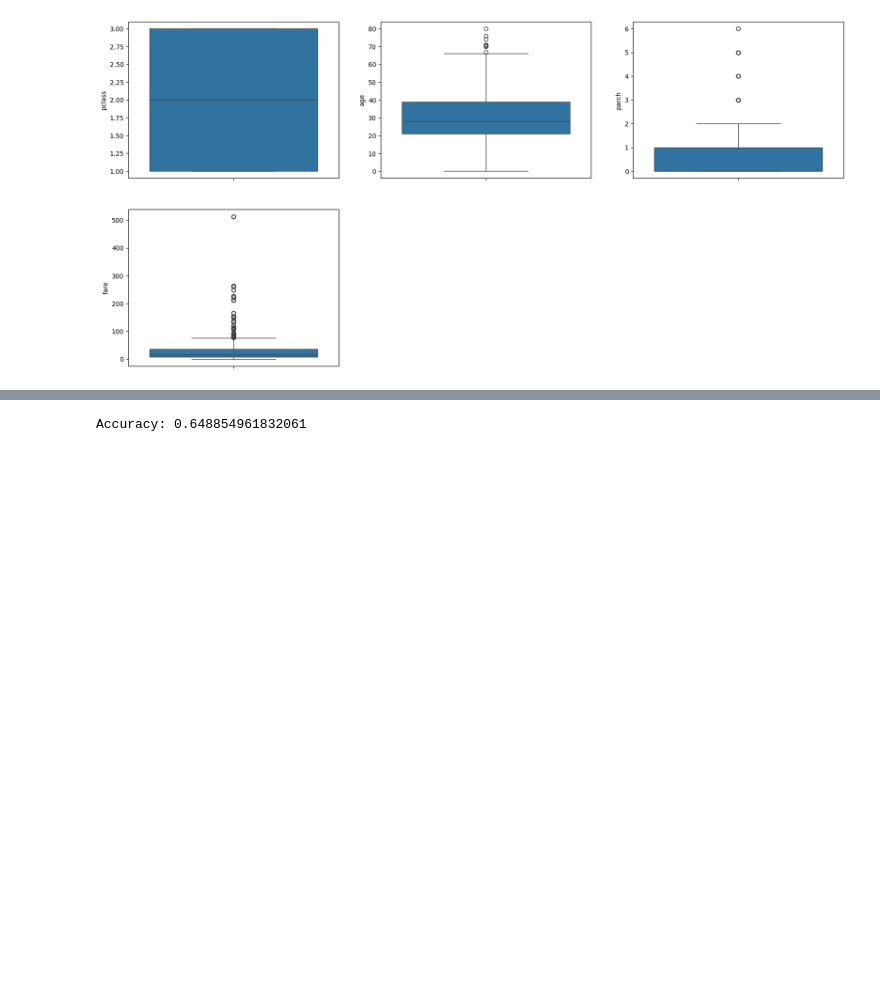
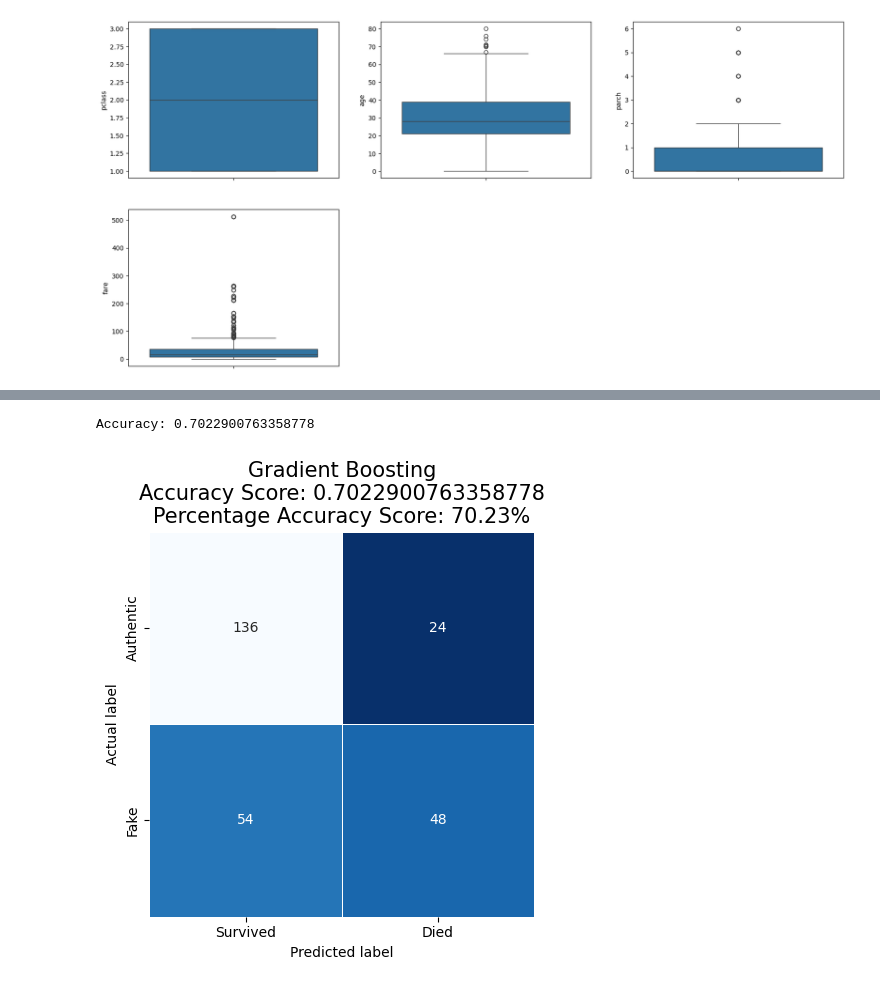
Before and after one commit to charleskwakye/cloud_AI_Group4, a Jupyter notebook: Titanic_files/scikit_titanic_model.ipynb, the cells around one changed output, grey strips where cells are left out. Drawn from its saved outputs; the diff is of its cells as text; code cells hidden in the pictures; blank space fills up the shorter version.

Commit message:
scikit_learn

```diff
--- a/Titanic_Dataset/scikit_titanic_model.ipynb
+++ b/Titanic_files/scikit_titanic_model.ipynb
@@ -197,4 +197,4 @@ y = titanic[['survived']] # target variable
 # split x and y into training and testing sets
 from sklearn.model_selection import train_test_split # import train_test_split function from sklearn
 
-x_train,x_test,y_train,y_test=train_test_split(x,y,test_size=0.25) # 75% training and 25% test
+X_train,X_test,y_train,y_test=train_test_split(x,y,test_size=0.25) # 75% training and 25% test
@@ -226,5 +201,55 @@ model_predict = clf.predict(x_test) # test the model on test data
-# %%
-from sklearn import metrics # import metrics module from sklearn
-print("Accuracy:",metrics.accuracy_score(y_test, model_predict)) # calculate accuracy of the model on test data
-# %% [output]
-Accuracy: 0.648854961832061
+# %%
+from sklearn import metrics
+from sklearn.metrics import accuracy_score
+from sklearn.model_selection import GridSearchCV
+from sklearn.ensemble import GradientBoostingClassifier
+
+# Define the hyperparameter grid
+param_grid = {
+    'n_estimators': [100, 200, 300],
+    'max_depth': [3, 5, 7],
+    'learning_rate': [0.01, 0.05, 0.1],
+    'max_leaf_nodes': [31, 63, 127]
+}
+
+# Create a GradientBoostingClassifier
+clf = GradientBoostingClassifier()
+
+# Create a grid search CV object
+model = GridSearchCV(clf, param_grid, cv=5)
+
+# Fit the model to the training data
+model.fit(X_train, y_train)
+
+# Get the best hyperparameters
+best_params = model.best_params_
+
+# Evaluate the model on the test data
+model = model.predict(X_test)
+accuracy = accuracy_score(y_test, model)
+
+print('Accuracy:', accuracy)
+# %% [output]
+Accuracy: 0.7022900763358778
+# %%
+#generate a confusion matrix for the model
+from sklearn.metrics import confusion_matrix
+
+
+
+
+#print the confusion matrix
+
+gradientBoostingAlgoPredCM = confusion_matrix(y_test, model)
+plt.figure(figsize=(5,5))
+sns.heatmap(gradientBoostingAlgoPredCM, annot=True, fmt=".0f", linewidths=.5, square = True, cmap = 'Blues_r', cbar=False, xticklabels=['Survived', 'Died'], yticklabels=['Authentic', 'Fake'])
+plt.ylabel('Actual label')
+plt.xlabel('Predicted label')
+
+accuracy_score = metrics.accuracy_score(y_test, model)
+percentage_accuracy_score = f'{accuracy_score:.2%}'
+all_sample_title = f'Gradient Boosting\nAccuracy Score: {accuracy_score}\nPercentage Accuracy Score: {percentage_accuracy_score}'
+plt.title(all_sample_title, size = 15)
+plt.show()
+# %% [output]
+[figure, added]
```
Also changed, not shown: parts of 3 cells of this notebook, 6 other files.
